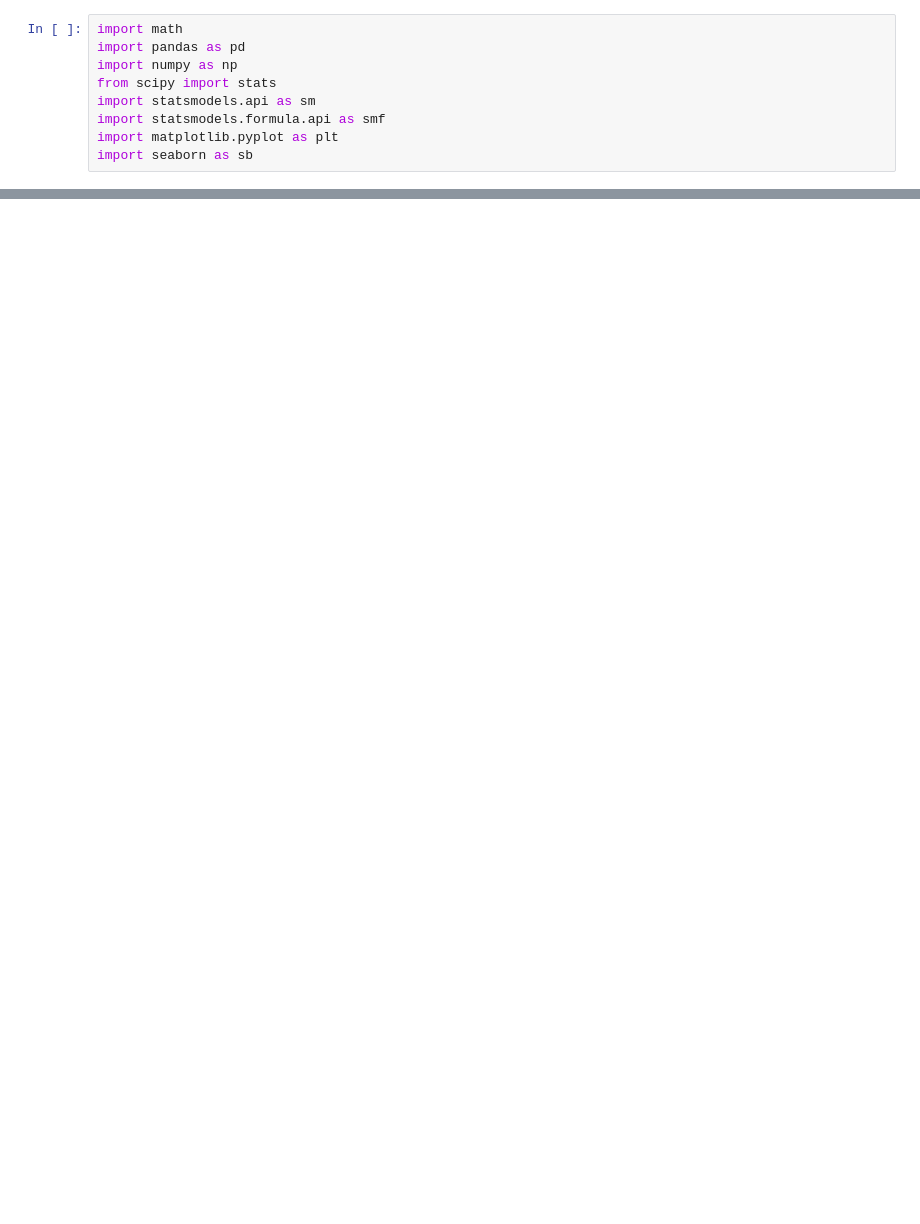
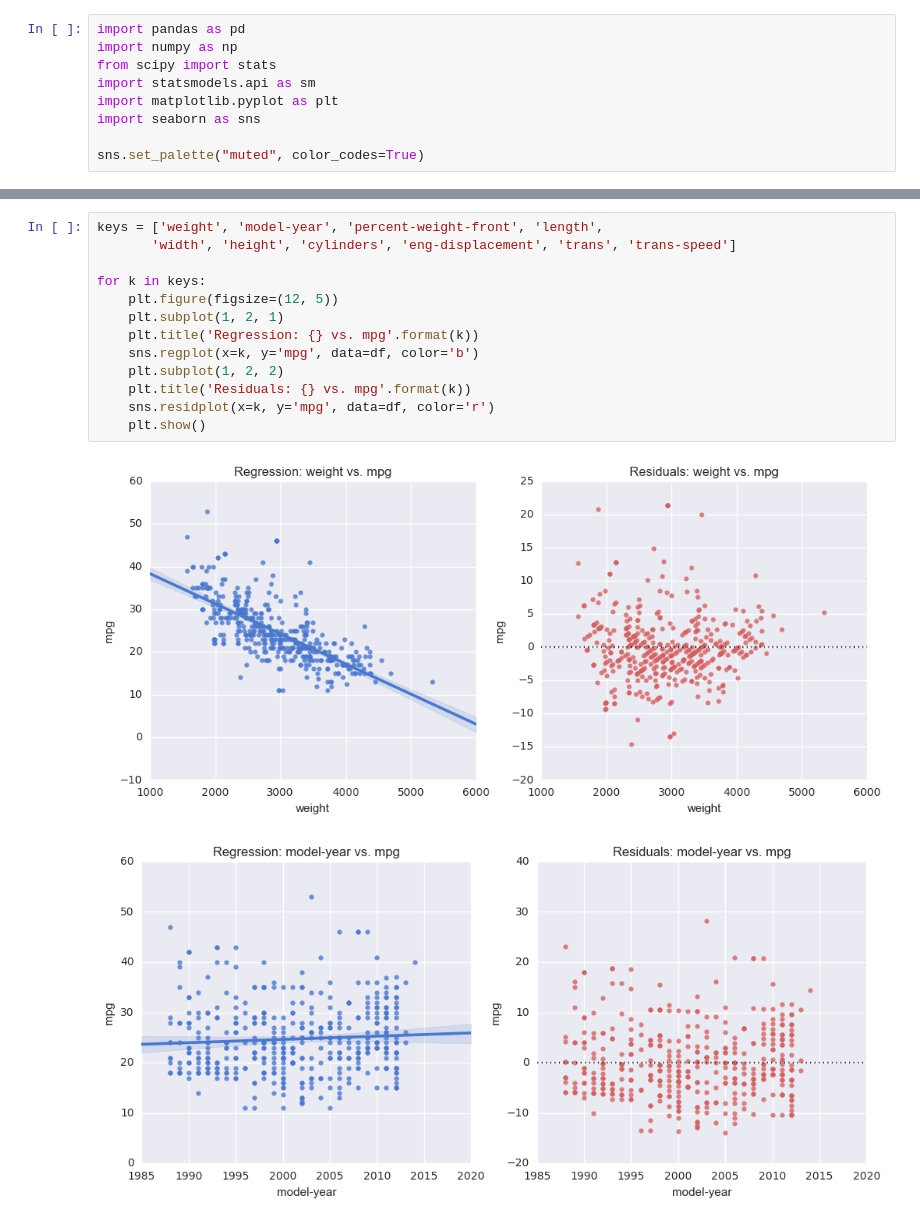
Before and after one commit to sarahlim/iems, a Jupyter notebook: mpg-lab/MPG Lab.ipynb, the cells around one changed output, grey strips where cells are left out. Cells and saved outputs as stored; diff of their text form; blank space fills up the shorter version.

```diff
--- a/mpg-lab/MPG Lab.ipynb
+++ b/mpg-lab/MPG Lab.ipynb
@@ -1,11 +1,11 @@
 # %%
-import math
 import pandas as pd
 import numpy as np
 from scipy import stats
 import statsmodels.api as sm
-import statsmodels.formula.api as smf
 import matplotlib.pyplot as plt
-import seaborn as sb
+import seaborn as sns
+
+sns.set_palette("muted", color_codes=True)
 # %%
 df = pd.read_csv('mpg.csv')
@@ -25,0 +25,16 @@ df.head()
+# %%
+keys = ['weight', 'model-year', 'percent-weight-front', 'length',
+       'width', 'height', 'cylinders', 'eng-displacement', 'trans', 'trans-speed']
+
+for k in keys:
+    plt.figure(figsize=(12, 5))
+    plt.subplot(1, 2, 1)
+    plt.title('Regression: {} vs. mpg'.format(k))
+    sns.regplot(x=k, y='mpg', data=df, color='b')
+    plt.subplot(1, 2, 2)
+    plt.title('Residuals: {} vs. mpg'.format(k))
+    sns.residplot(x=k, y='mpg', data=df, color='r')
+    plt.show()
+# %% [output]
+[figure, added]
+[figure, added]
```
Also changed, not shown: parts of 4 cells of this notebook.
